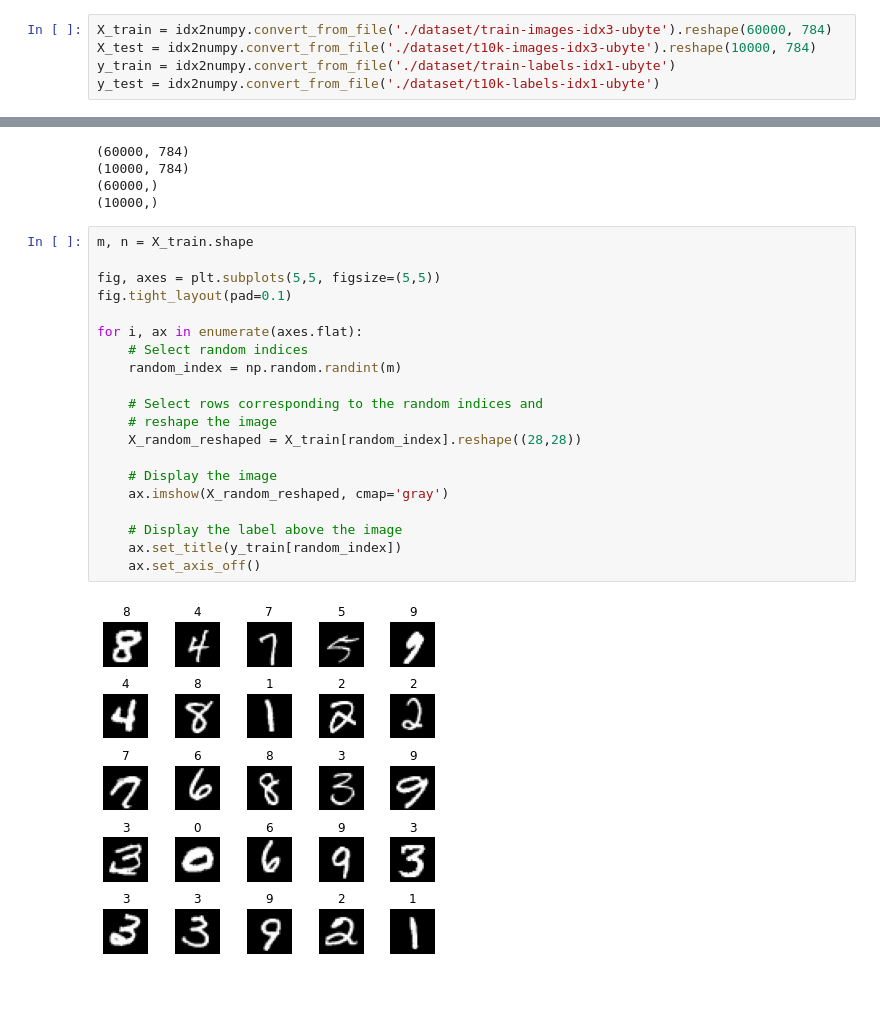
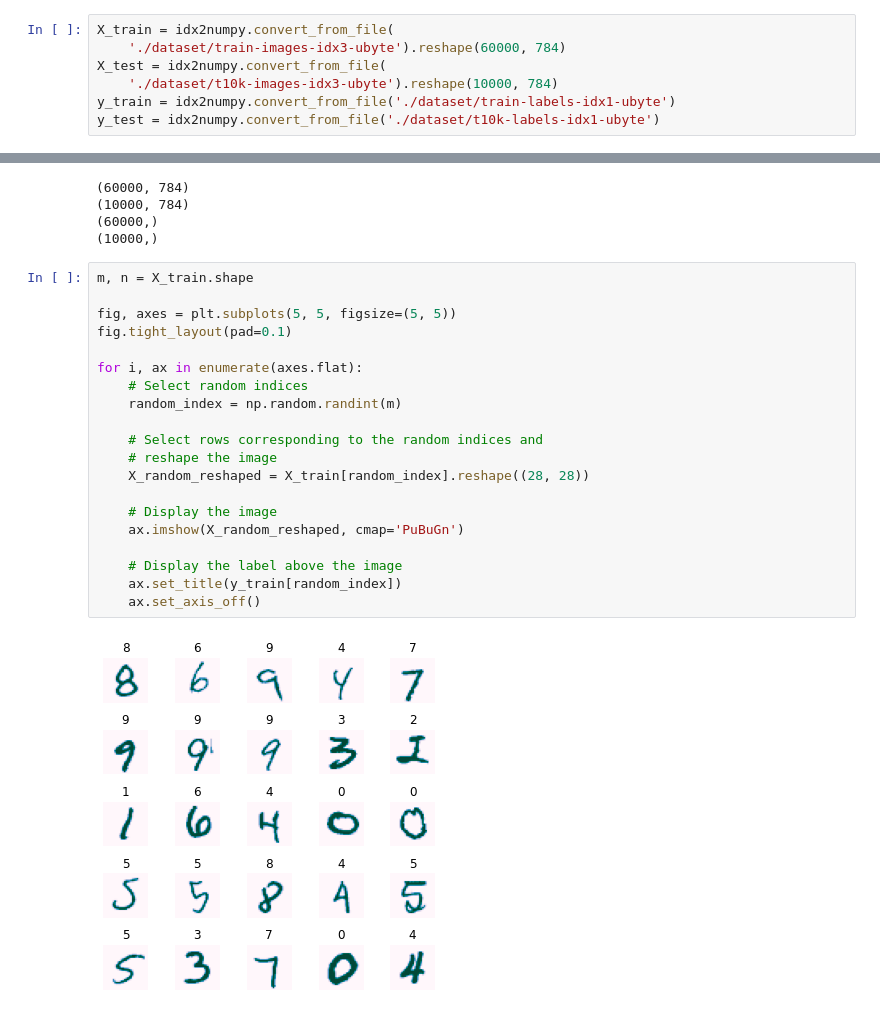
Before and after one commit to IbrahimMohamed2001/MNIST-Example, a Jupyter notebook: MNIST.ipynb, the cells around one changed output, grey strips where cells are left out. Drawn from its saved outputs; the diff is of its cells as text.

Commit message:
completed, and a trained model

```diff
--- a/MNIST.ipynb
+++ b/MNIST.ipynb
@@ -12,6 +13,8 @@ import numpy.linalg as inv
 # %%
-X_train = idx2numpy.convert_from_file('./dataset/train-images-idx3-ubyte').reshape(60000, 784)
-X_test = idx2numpy.convert_from_file('./dataset/t10k-images-idx3-ubyte').reshape(10000, 784)
+X_train = idx2numpy.convert_from_file(
+    './dataset/train-images-idx3-ubyte').reshape(60000, 784)
+X_test = idx2numpy.convert_from_file(
+    './dataset/t10k-images-idx3-ubyte').reshape(10000, 784)
 y_train = idx2numpy.convert_from_file('./dataset/train-labels-idx1-ubyte')
 y_test = idx2numpy.convert_from_file('./dataset/t10k-labels-idx1-ubyte')
 # %%
@@ -27,22 +30,22 @@ print(y_test.shape)
 # %%
 m, n = X_train.shape
 
-fig, axes = plt.subplots(5,5, figsize=(5,5))
+fig, axes = plt.subplots(5, 5, figsize=(5, 5))
 fig.tight_layout(pad=0.1)
 
 for i, ax in enumerate(axes.flat):
     # Select random indices
     random_index = np.random.randint(m)
 
     # Select rows corresponding to the random indices and
     # reshape the image
-    X_random_reshaped = X_train[random_index].reshape((28,28))
+    X_random_reshaped = X_train[random_index].reshape((28, 28))
 
     # Display the image
-    ax.imshow(X_random_reshaped, cmap='gray')
+    ax.imshow(X_random_reshaped, cmap='PuBuGn')
 
     # Display the label above the image
     ax.set_title(y_train[random_index])
     ax.set_axis_off()
 # %% [output]
-[figure, old version]
+[figure, new version]
```
Also changed, not shown: parts of 9 cells of this notebook, 9 other files.
